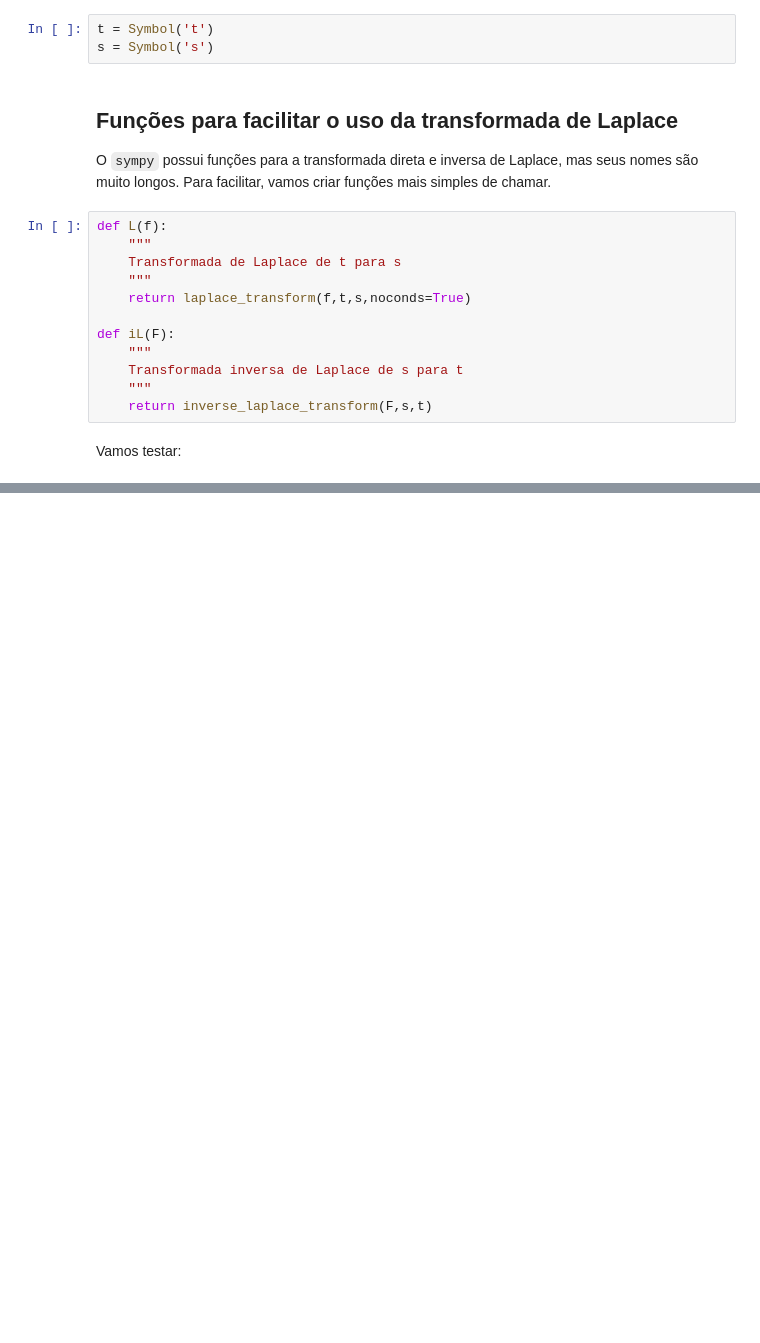
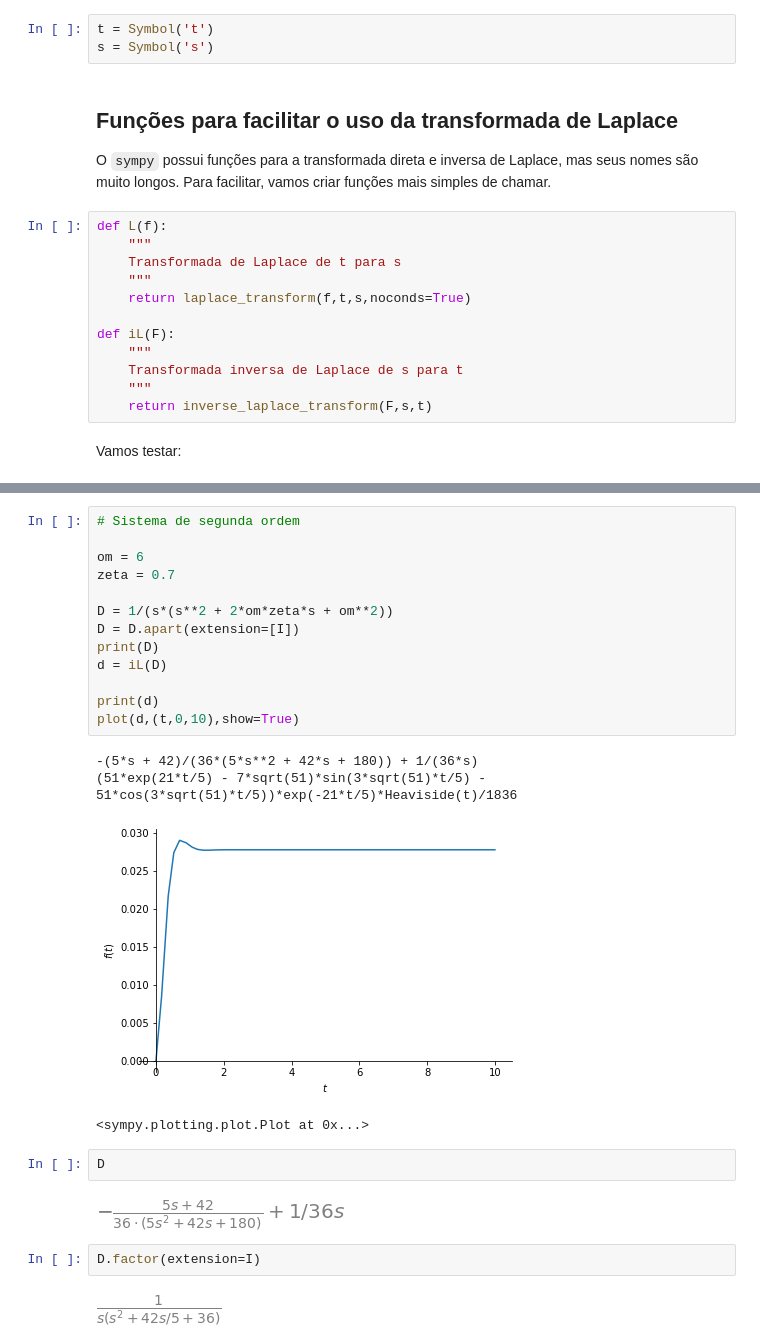
Before and after one commit to IFSP-HTO/aulas_modelagem_sistemas, a Jupyter notebook: Aula4-transf_laplace_frac_parciais.ipynb, the cells around one changed output, grey strips where cells are left out. Cells and saved outputs as stored; diff of their text form; blank space fills up the shorter version.

```diff
--- a/Aula4-transf_laplace_frac_parciais.ipynb
+++ b/Aula4-transf_laplace_frac_parciais.ipynb
@@ -43,0 +68,26 @@
+# %%
+# Sistema de segunda ordem
+
+om = 6
+zeta = 0.7
+
+D = 1/(s*(s**2 + 2*om*zeta*s + om**2))
+D = D.apart(extension=[I])
+print(D)
+d = iL(D)
+
+print(d)
+plot(d,(t,0,10),show=True)
+# %% [output]
+-(5*s + 42)/(36*(5*s**2 + 42*s + 180)) + 1/(36*s)
+(51*exp(21*t/5) - 7*sqrt(51)*sin(3*sqrt(51)*t/5) - 51*cos(3*sqrt(51)*t/5))*exp(-21*t/5)*Heaviside(t)/1836
+[figure, added]
+<sympy.plotting.plot.Plot at 0x...>
+# %%
+D
+# %% [output]
+[figure, added]
+# %%
+D.factor(extension=I)
+# %% [output]
+[figure, added]
```
Also changed, not shown: parts of 9 cells of this notebook, 2 other files.
